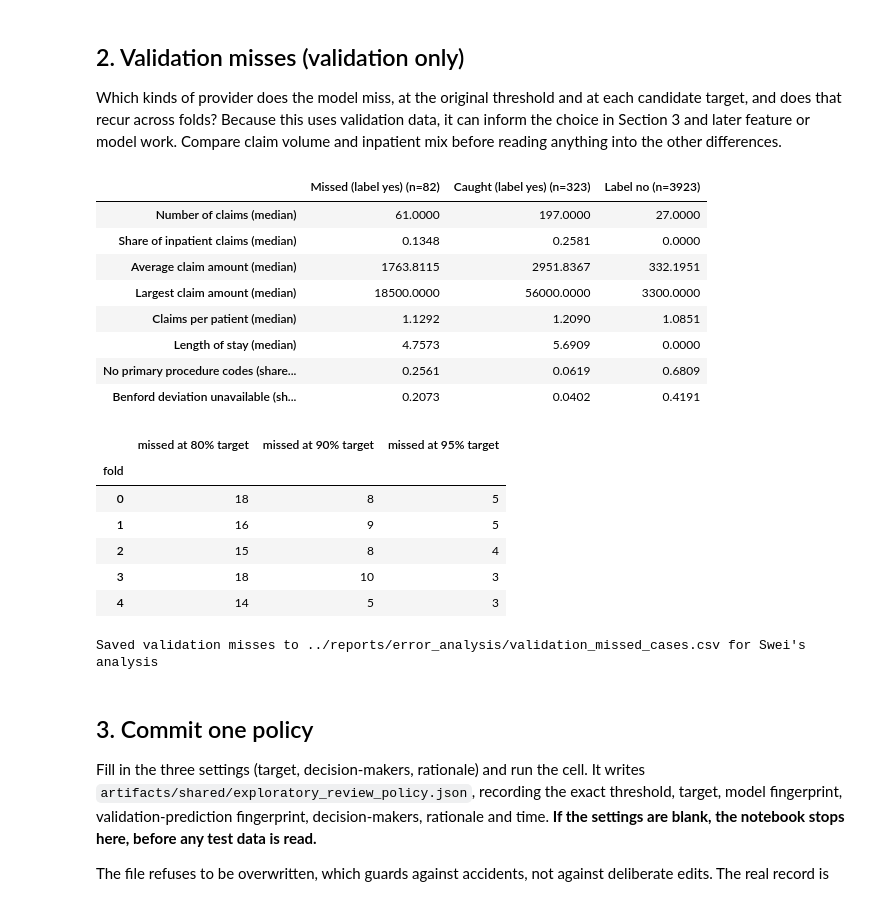
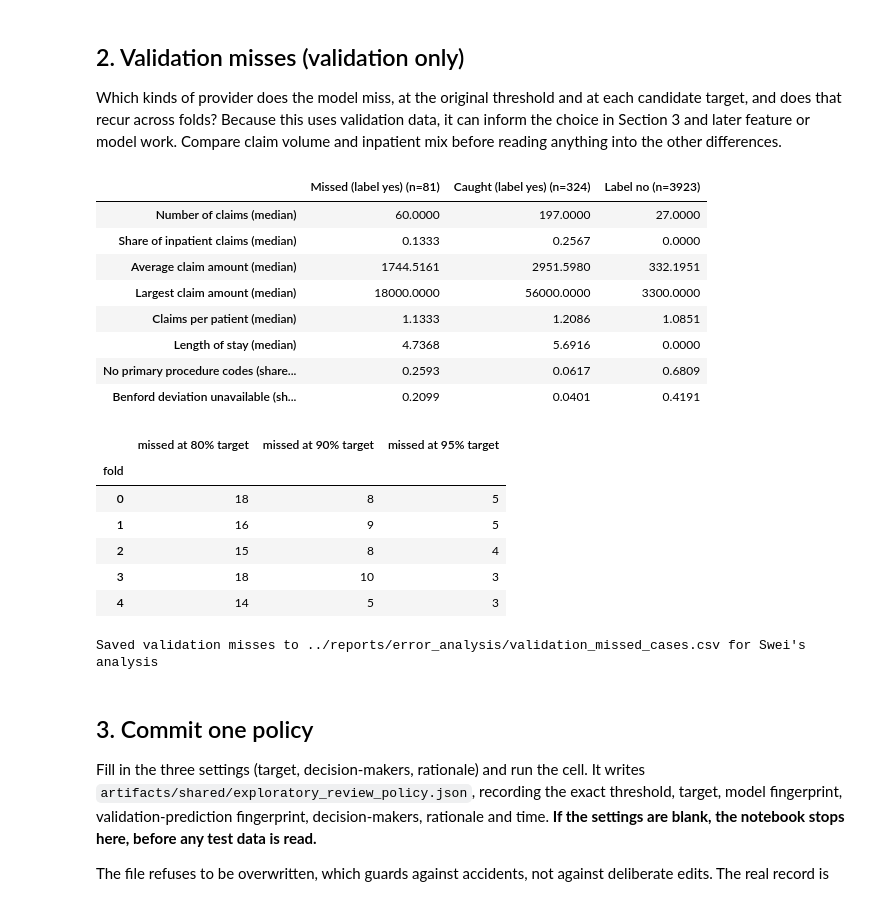
Before and after one commit to citronwhitetea/bt4012-group14-healthcare-fraud-detection, a Jupyter notebook: notebooks/08_high_recall_policy_and_misses.ipynb, the cells around one changed output. Cells and saved outputs as stored; diff of their text form; code cells hidden in the pictures.

```diff
--- a/notebooks/08_high_recall_policy_and_misses.ipynb
+++ b/notebooks/08_high_recall_policy_and_misses.ipynb
@@ -204,43 +204,46 @@ Which kinds of provider does the model miss, at the original threshold and at ea
 # %%
 wanted = set(bundle.features)
 train_X = pd.read_csv(core.resolve_path(meta["train_path"]), usecols=lambda c: c in wanted | {bundle.id_col},
                       dtype={bundle.id_col: str})
 train_X = core.restore_missing(train_X, bundle.restore_cols)
 val = oof.astype({bundle.id_col: str}).merge(train_X, on=bundle.id_col, how="left", validate="one_to_one")
 assert val[bundle.features].notna().any(axis=1).all(), "Training features did not line up with the out-of-fold predictions"
 
 
 def profile_table(frame, group_col, order):
     out = {}
     for f in CONTEXT:
         agg = frame.groupby(group_col)[f].mean() if glossary.unit(f) == "flag" else frame.groupby(group_col)[f].median()
         out[glossary.label(f) + (" (share Yes)" if glossary.unit(f) == "flag" else " (median)")] = agg
     table = pd.DataFrame(out).T.reindex(columns=[c for c in order if c in frame[group_col].unique()])
     table.columns = [f"{c} (n={int((frame[group_col] == c).sum())})" for c in table.columns]
     return table
 
 
-val["group"] = np.select([(val["y_true"] == 1) & (val["oof_prob"] >= ORIGINAL_THRESHOLD), val["y_true"] == 1],
+# Use the 80% threshold exactly as computed from these out-of-fold scores (thresholds[0.80], the same value behind
+# the policy table and Table 5). One labelled provider's score equals the threshold; comparing against the value
+# loaded from metadata can differ in the last floating-point digit and wrongly count that provider as missed.
+val["group"] = np.select([(val["y_true"] == 1) & (val["oof_prob"] >= thresholds[0.80]), val["y_true"] == 1],
                          ["Caught (label yes)", "Missed (label yes)"], default="Label no")
 display(profile_table(val, "group", ["Missed (label yes)", "Caught (label yes)", "Label no"]))
 
 misses_by_fold = pd.DataFrame({f"missed at {t:.0%} target": val[val["y_true"] == 1].groupby("fold")["oof_prob"].apply(
     lambda s, thr=thr: int((s < thr).sum())) for t, thr in thresholds.items()})
 display(misses_by_fold)
 
 REPORT_DIR.mkdir(parents=True, exist_ok=True)
 val[val["group"] == "Missed (label yes)"].to_csv(REPORT_DIR / "validation_missed_cases.csv", index=False)
 print(f"Saved validation misses to {REPORT_DIR / 'validation_missed_cases.csv'} for Swei's analysis")
 # %% [output]
-|  | Missed (label yes) (n=82) | Caught (label yes) (n=323) | Label no (n=3923) |
-| Number of claims (median) | 61.0000 | 197.0000 | 27.0000 |
-| Share of inpatient claims (median) | 0.1348 | 0.2581 | 0.0000 |
-| Average claim amount (median) | 1763.8115 | 2951.8367 | 332.1951 |
-| Largest claim amount (median) | 18500.0000 | 56000.0000 | 3300.0000 |
-| Claims per patient (median) | 1.1292 | 1.2090 | 1.0851 |
-| Length of stay (median) | 4.7573 | 5.6909 | 0.0000 |
-| No primary procedure codes (share... | 0.2561 | 0.0619 | 0.6809 |
-| Benford deviation unavailable (sh... | 0.2073 | 0.0402 | 0.4191 |
+|  | Missed (label yes) (n=81) | Caught (label yes) (n=324) | Label no (n=3923) |
+| Number of claims (median) | 60.0000 | 197.0000 | 27.0000 |
+| Share of inpatient claims (median) | 0.1333 | 0.2567 | 0.0000 |
+| Average claim amount (median) | 1744.5161 | 2951.5980 | 332.1951 |
+| Largest claim amount (median) | 18000.0000 | 56000.0000 | 3300.0000 |
+| Claims per patient (median) | 1.1333 | 1.2086 | 1.0851 |
+| Length of stay (median) | 4.7368 | 5.6916 | 0.0000 |
+| No primary procedure codes (share... | 0.2593 | 0.0617 | 0.6809 |
+| Benford deviation unavailable (sh... | 0.2099 | 0.0401 | 0.4191 |
 |  | missed at 80% target | missed at 90% target | missed at 95% target |
 | fold |  |  |  |
 | 0 | 18 | 8 | 5 |
```
Also changed, not shown: 4 other files.
